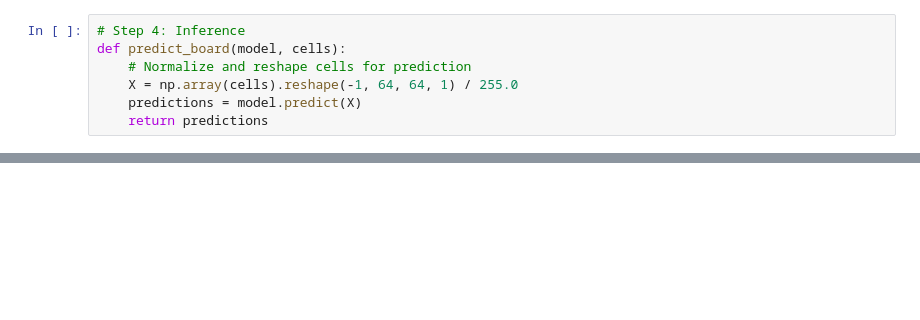
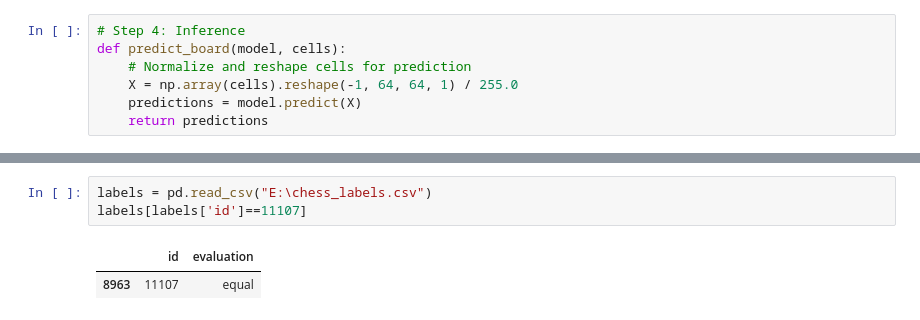
Before and after one commit to galaniaditya/Chess-Prediction, a Jupyter notebook: ChessPrediction.ipynb, the cells around one changed output, grey strips where cells are left out. Cells and saved outputs as stored; diff of their text form; blank space fills up the shorter version.

```diff
--- a/ChessPrediction.ipynb
+++ b/ChessPrediction.ipynb
@@ -184,0 +187,6 @@ array([[ 9,  0, 10,  9,  0,  7,  0,  0],
+# %%
+labels = pd.read_csv("E:\chess_labels.csv")
+labels[labels['id']==11107]
+# %% [output]
+|  | id | evaluation |
+| 8963 | 11107 | equal |
```
Also changed, not shown: parts of 11 cells of this notebook, 11 other files.
